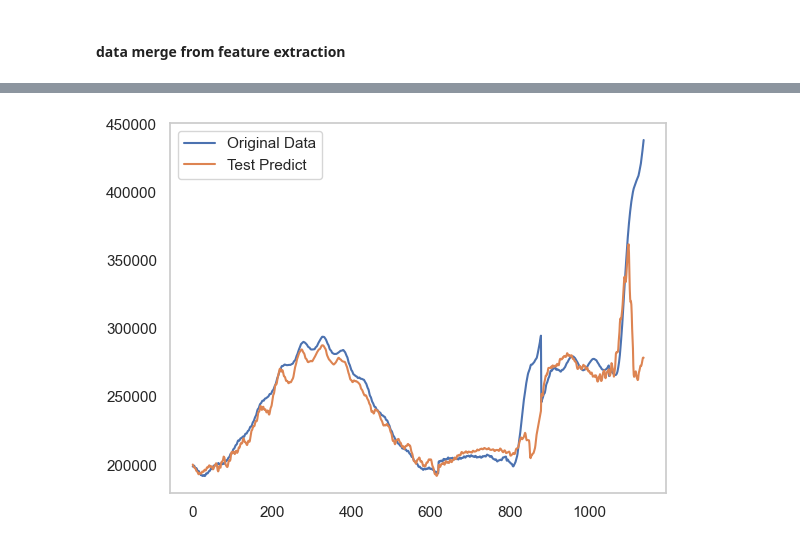
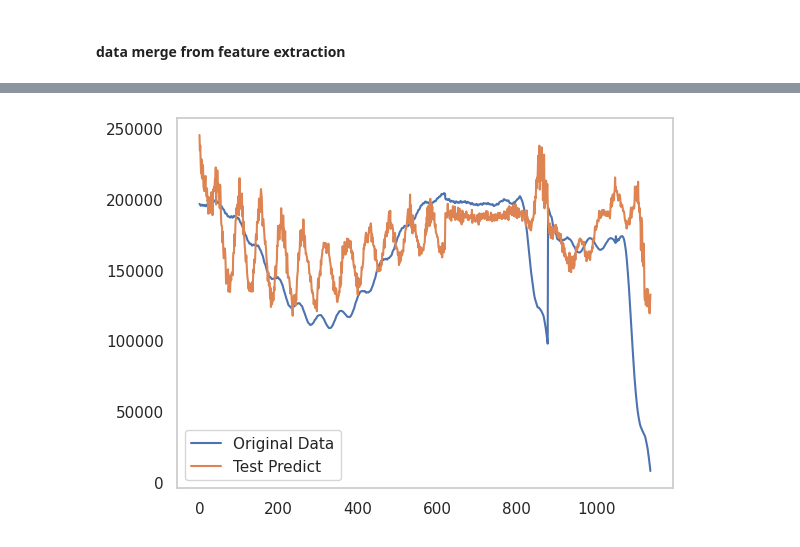
Before and after one commit to jinbeomjeong/estimate_crawler_crane_ground_pressure, a Jupyter notebook: create_est_load_with_tf.ipynb, the cells around one changed output, grey strips where cells are left out. Drawn from its saved outputs; the diff is of its cells as text; code cells hidden in the pictures.

```diff
--- a/create_est_load_with_tf.ipynb
+++ b/create_est_load_with_tf.ipynb
@@ -353,12 +356,12 @@ for file_path in train_data_file_path_list:
 
 batch_size = max(data_len_list)
 # %%
-model_chk_point = ModelCheckpoint(filepath='model.h5', monitor="val_loss", verbose=0, save_best_only=True,
-                                  save_weights_only=False, mode="min", save_freq="epoch", initial_value_threshold=None)
+model_chk_point = keras.callbacks.ModelCheckpoint(filepath='model.keras', monitor="val_loss", verbose=0, save_best_only=True,
+                                                  save_weights_only=False, mode="min", save_freq="epoch", initial_value_threshold=None)
 # %%
 def my_lstm():
     input_layer = keras.layers.Input(shape=(seq_len, n_of_feature))
-    conv_layer = keras.layers.Conv1D(filters=n_of_extra_feature, kernel_size=5, padding='same', activation='relu', kernel_regularizer=l2(0.01))(input_layer)
+    conv_layer = keras.layers.Conv1D(filters=n_of_extra_feature, kernel_size=5, padding='same', activation='relu', kernel_regularizer=keras.regularizers.l2(0.01))(input_layer)
     #conv_layer = MaxPool1D(pool_size=2)(conv_layer)
     #conv_layer = keras.layers.Conv1D(filters=n_of_extra_feature*2, kernel_size=3, padding='same', activation='relu', kernel_regularizer=l2(0.01))(conv_layer)
     #conv_layer = MaxPool1D(pool_size=2)(conv_layer)
@@ -368,11 +371,11 @@ def my_lstm():
 
     for i in range(n_of_output):
         #lstm_input = keras.layers.MaxPooling1D(pool_size=2)(lstm_input)
-        lstm_output = keras.layers.LSTM(units=hidden_size, return_sequences=False, kernel_regularizer=l2(0.01), dropout=0.2, name=f'lstm_{i}')(conv_layer)
+        lstm_output = keras.layers.LSTM(units=hidden_size, return_sequences=False, kernel_regularizer=keras.regularizers.l2(0.01), dropout=0.2, name=f'lstm_{i}')(conv_layer)
         #lstm_output = Dense(1, activation='linear')(lstm_output)
         lstm_layers.append(lstm_output)
 
-    concat =  keras.layers.concatenate(lstm_layers)
+    concat = keras.layers.concatenate(lstm_layers)
     #output_layer = keras.layers.Dropout(0.2)(concat)
     #output_layer = keras.layers.Dense(int(concat.shape[1]), activation='relu')(concat)
     #output_layer = keras.layers.Dropout(0.2)(output_layer)
@@ -382,7 +385,7 @@ def my_lstm():
     #output_layer = keras.layers.Dropout(0.2)(output_layer)
     #output_layer = keras.layers.Dense(int(output_layer.shape[1]/2), activation='linear')(output_layer)
     #output_layer = keras.layers.Dropout(0.2)(output_layer)
-    output_layer = Dense(n_of_output, activation='linear')(concat)
+    output_layer = keras.layers.Dense(n_of_output, activation='linear')(concat)
 
     model = keras.Model(inputs=input_layer, outputs=output_layer)
 
@@ -398,7 +401,7 @@ plot_model(model, to_file='model.png', show_shapes=True, show_layer_names=True,
 # %%
 model_history = None
 metric_log = []
-epoch = 500
+epoch = 5
 
 with tqdm(total = epoch*len(train_data_file_path_list)*len(val_data_file_path_list)) as pbar:
     for i in range(epoch):
@@ -444,5 +452,5 @@ with tqdm(total = epoch*len(train_data_file_path_list)*len(val_data_file_path_li
 # %%
-best_model = keras.models.load_model('model.h5')
+best_model = keras.models.load_model('model.keras')
 # %%
 pred_train_result_list = []
 scaled_y_train_list = []
@@ -522,17 +631,17 @@ print(np.sqrt(mean_squared_error(y_train, y_train_pred)))
 #dtw_path = dtw.warping_path(y_train[:, 0], y_train_pred[:, 0])
 #dtwvis.plot_warping(y_train[:, 0], y_train_pred[:, 0], dtw_path)
 # %%
-val_load_index = 2
+val_load_index = 7
 sns.set(font_scale=1.0)
 sns.set_style("whitegrid", {'grid.linestyle': '--'})
 sns.lineplot(y_val[:, val_load_index], label='Original Data')
 sns.lineplot(y_val_pred[:, val_load_index],  label='Test Predict')
 #plt.xlim(0, 500)
 plt.grid()
 plt.legend()
 plt.show()
 # %% [output]
-[figure, old version]
+[figure, new version]
 # %%
 print(r2_score(y_val, y_val_pred))
 print(mean_absolute_error(y_val, y_val_pred))
```
Also changed, not shown: parts of 29 cells of this notebook.
